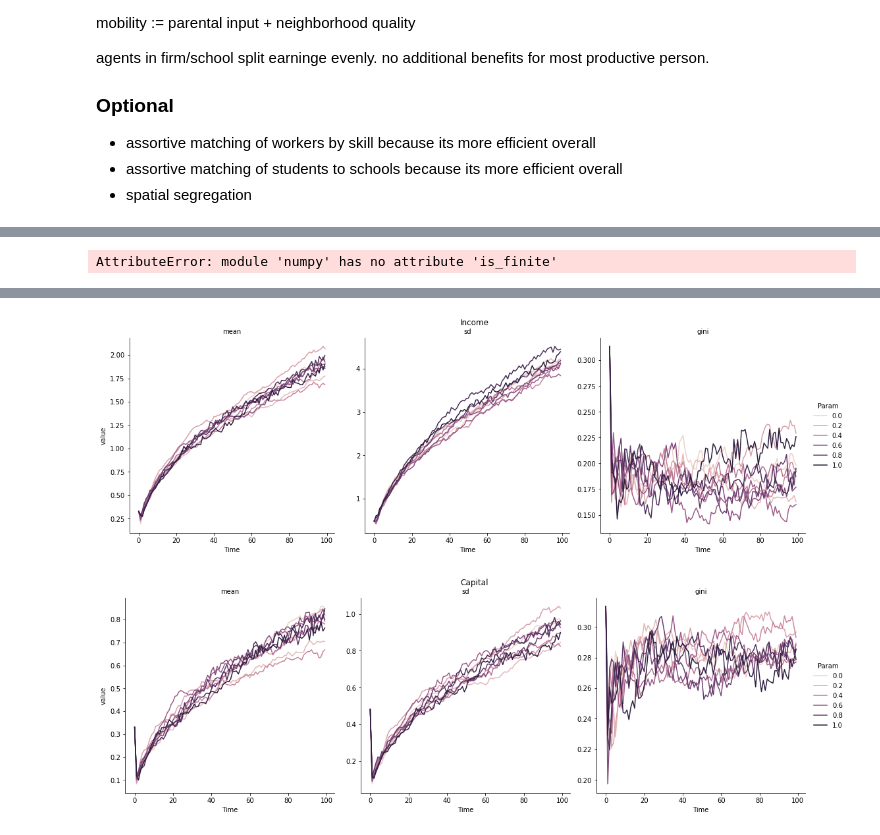
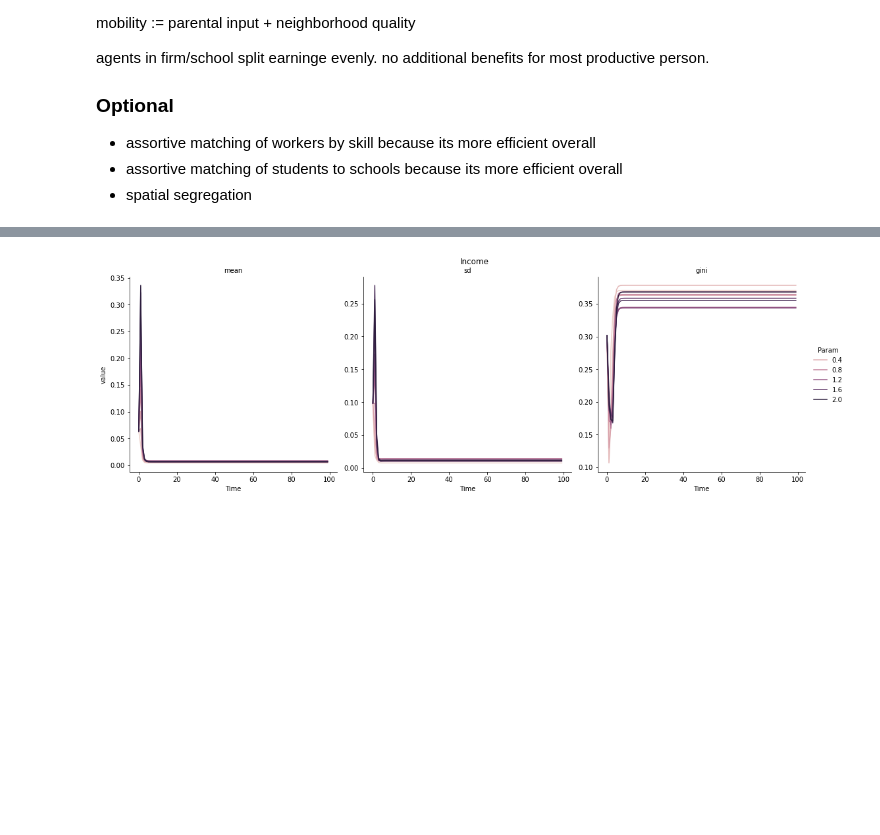
Before and after one commit to eric-mc2/MobilitySim, a Jupyter notebook: Inter-Generational Mobility.ipynb, the cells around one changed output, grey strips where cells are left out. Saved outputs shown, nothing was run; the diff lists cells and outputs as text; code cells hidden in the pictures; blank space fills up the shorter version.

```diff
--- a/Inter-Generational Mobility.ipynb
+++ b/Inter-Generational Mobility.ipynb
@@ -76,13 +78,12 @@ RuntimeWarning: overflow encountered in multiply
-# %%
-sim = Sim()
-sim.set('CAPITAL_EFFICIENCY', 1)
-%time res = sim.run(20)
-res.income.plot()
-# %% [output]
-AttributeError: module 'numpy' has no attribute 'is_finite'
 # %%
 sim = Sim()
-%time res = sim.run_sweep('CAPITAL_EFFICIENCY', np.linspace(0,1,10), ntrials=10)
+sim.set('PARENTAL_INVESTMENT_COEF', .2)
+sim.set('SKILL_FROM_NEIGHBOR_INCOME', 1.5)
+sim.set('SKILL_FROM_PARENT_INCOME', 0)
+sim.set('CAPITAL_EFFICIENCY', 10)
+sim.set('INCOME_NOISE_ADDITIVE', 0)
+sim.set('INCOME_NOISE_AUTOREG', 0)
+sim.set('TAX_RATE', .8)
+res = sim.run_sweep('CAPITAL_EFFICIENCY', np.linspace(.1,2,10), ntrials=10)
 res.income.plot()
-res.human_capital.plot()
 # %% [output]
@@ -91,2 +90 @@ Wall time: 1.46 s
-[figure, old version]
+[figure, new version]
-[figure, removed]
```
Also changed, not shown: parts of 7 cells of this notebook, 5 other files.
